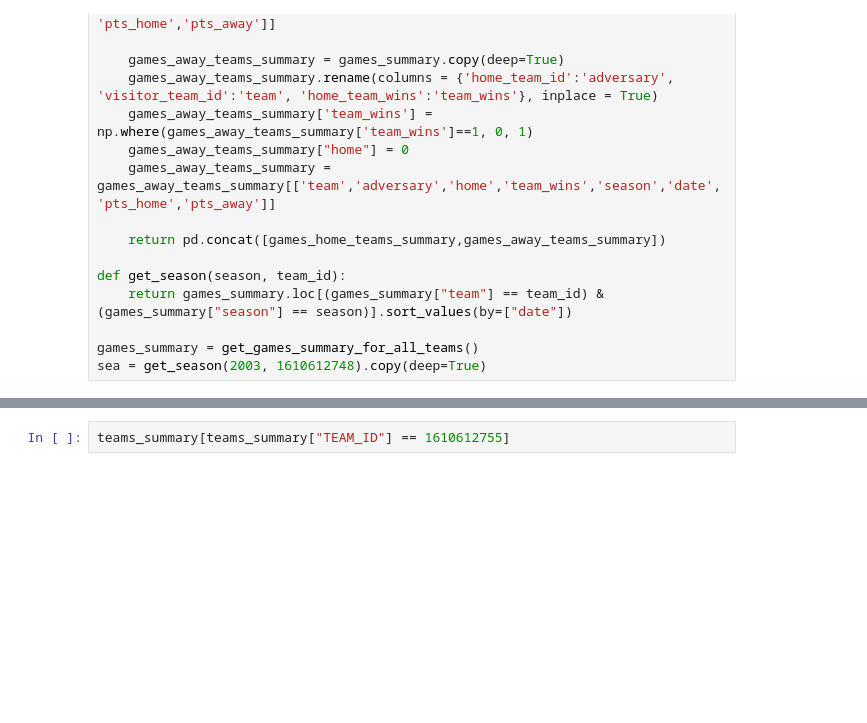
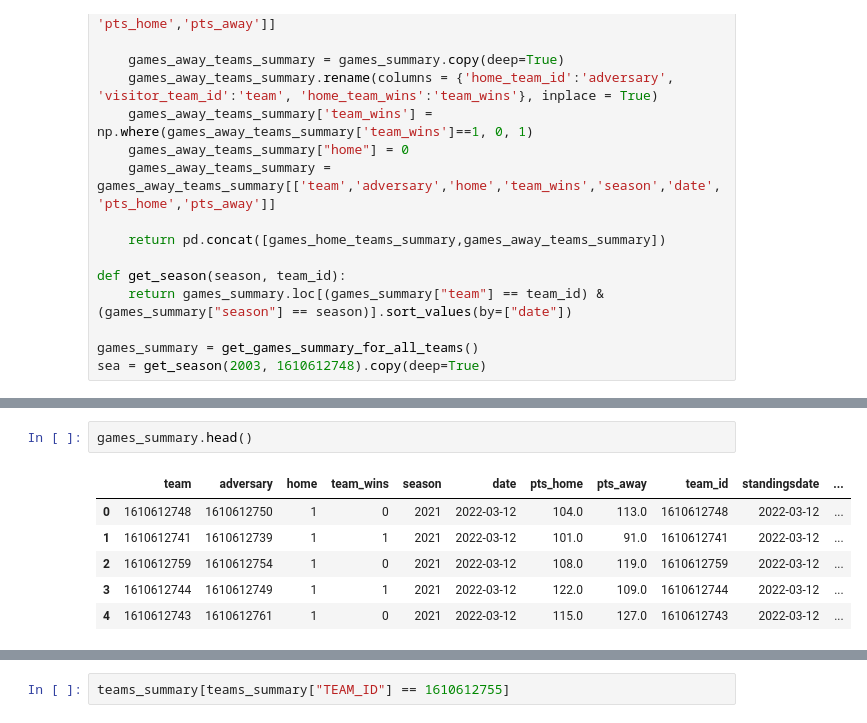
Before and after one commit to MathieuDesponds/Data-visualization-NBA-data-story, a Jupyter notebook: eda/data_selection.ipynb, the cells around one changed output, grey strips where cells are left out. Drawn from its saved outputs; the diff is of its cells as text; blank space fills up the shorter version.

```diff
--- a/eda/data_selection.ipynb
+++ b/eda/data_selection.ipynb
@@ -105,3 +148,12 @@ sea = get_season(2003, 1610612748).copy(deep=True)
+# %%
+games_summary.head()
+# %% [output]
+|  | team | adversary | home | team_wins | season | date | pts_home | pts_away | team_id | standingsdate | ... |
+| 0 | 1610612748 | 1610612750 | 1 | 0 | 2021 | 2022-03-12 | 104.0 | 113.0 | 1610612748 | 2022-03-12 | ... |
+| 1 | 1610612741 | 1610612739 | 1 | 1 | 2021 | 2022-03-12 | 101.0 | 91.0 | 1610612741 | 2022-03-12 | ... |
+| 2 | 1610612759 | 1610612754 | 1 | 0 | 2021 | 2022-03-12 | 108.0 | 119.0 | 1610612759 | 2022-03-12 | ... |
+| 3 | 1610612744 | 1610612749 | 1 | 1 | 2021 | 2022-03-12 | 122.0 | 109.0 | 1610612744 | 2022-03-12 | ... |
+| 4 | 1610612743 | 1610612761 | 1 | 0 | 2021 | 2022-03-12 | 115.0 | 127.0 | 1610612743 | 2022-03-12 | ... |
 # %%
 import math
 R = 6373.0
```
Also changed, not shown: parts of 11 cells of this notebook, 5 other files.
